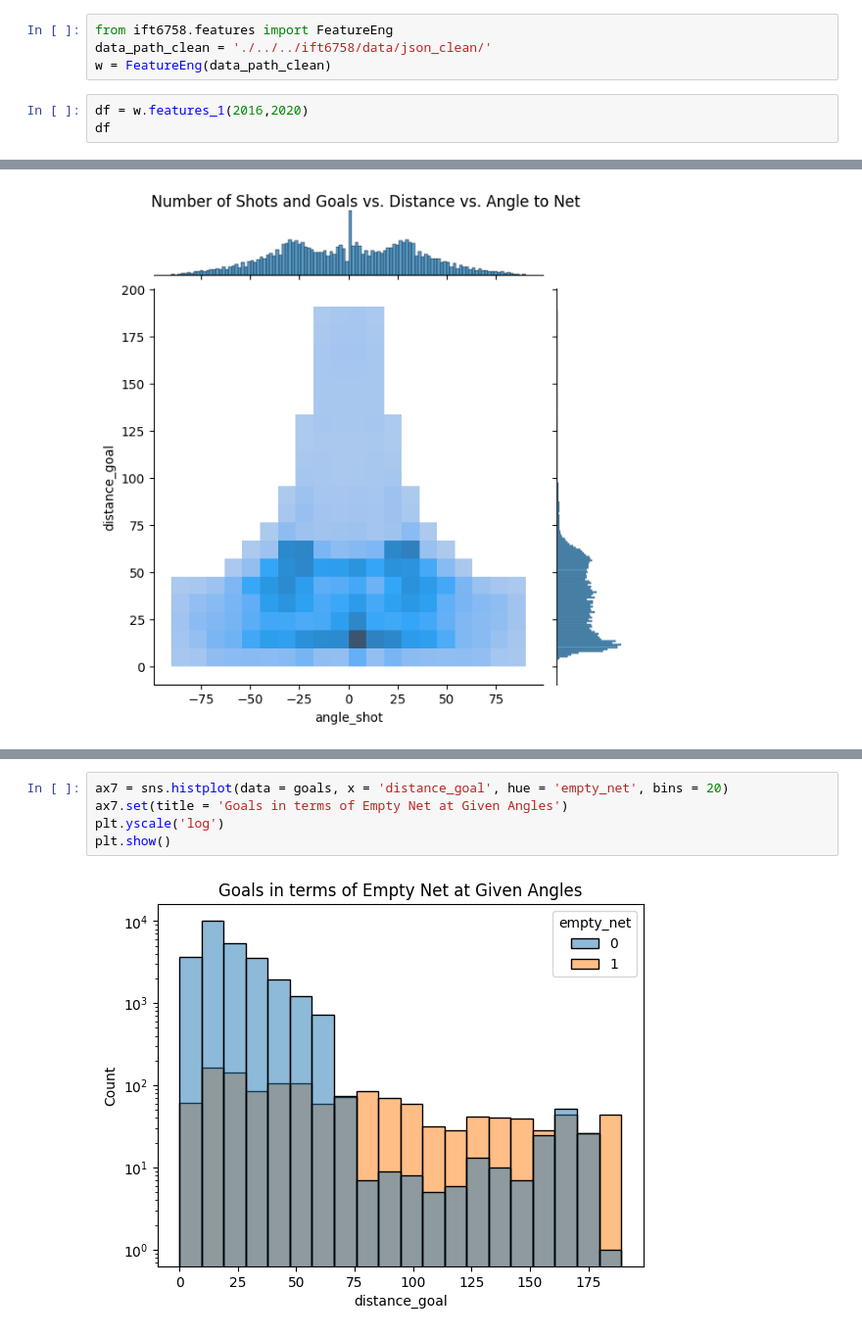
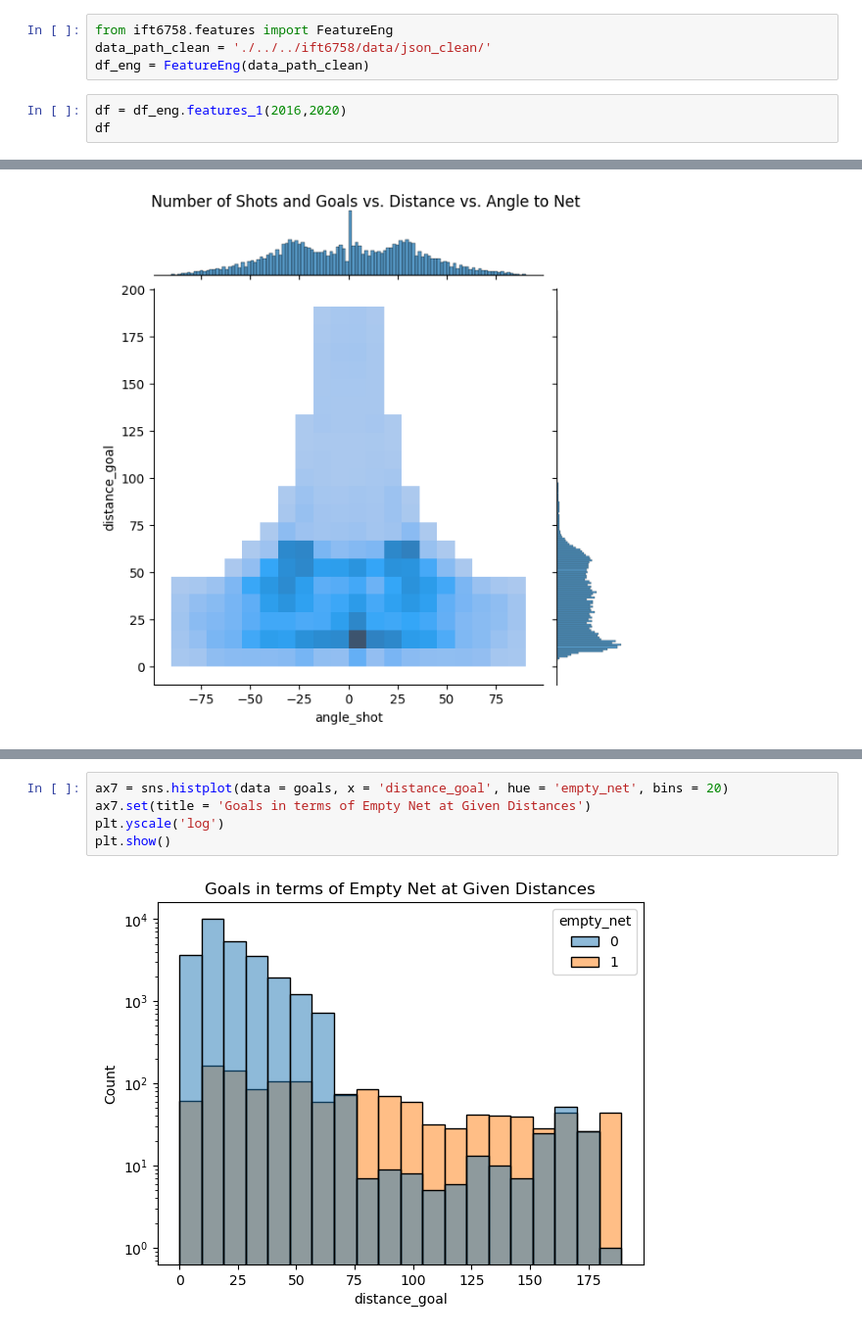
Before and after one commit to Jay-D13/IFT6758-A5-NHL, a Jupyter notebook: notebooks/Milestone2/2 - Features.ipynb, the cells around one changed output, grey strips where cells are left out. Shown at 98% size. Drawn from its saved outputs; the diff is of its cells as text.

```diff
--- a/notebooks/Milestone2/2 - Features.ipynb
+++ b/notebooks/Milestone2/2 - Features.ipynb
@@ -39,9 +42,9 @@ Found 105 playoff games for season 2020-2021
 # %%
 from ift6758.features import FeatureEng
 data_path_clean = './../../ift6758/data/json_clean/'
-w = FeatureEng(data_path_clean)
+df_eng = FeatureEng(data_path_clean)
 # %%
-df = w.features_1(2016,2020)
+df = df_eng.features_1(2016,2020)
 df
 # %% [output]
 |  | empty_net | is_goal | distance_goal | angle_shot |
@@ -184,7 +186,7 @@ plt.show()
 # %%
 ax7 = sns.histplot(data = goals, x = 'distance_goal', hue = 'empty_net', bins = 20)
-ax7.set(title = 'Goals in terms of Empty Net at Given Angles')
+ax7.set(title = 'Goals in terms of Empty Net at Given Distances')
 plt.yscale('log')
 plt.show()
 # %% [output]
-[figure, old version]
+[figure, new version]
```
Also changed, not shown: parts of 11 cells of this notebook, 2 other files.
